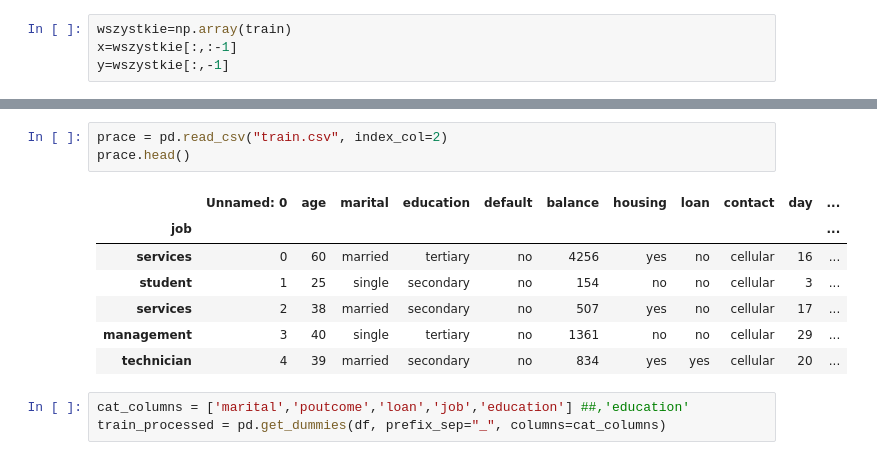
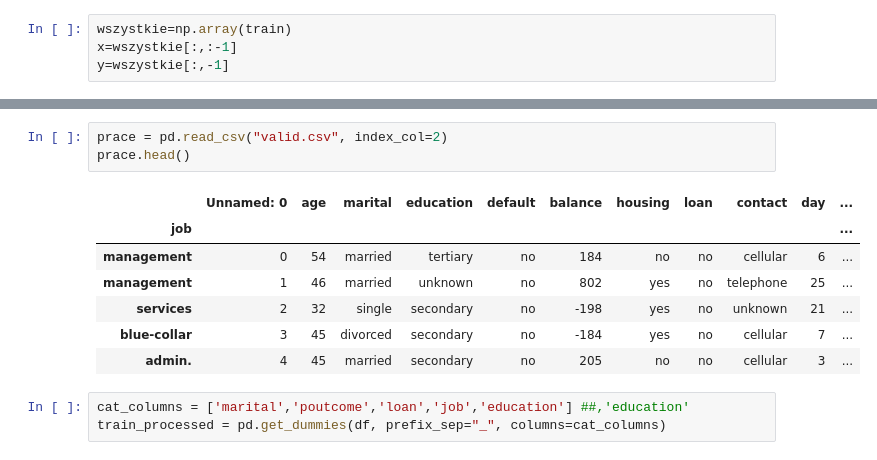
Before and after one commit to Koligat/MISsSP, a Jupyter notebook: Optymalizacja.ipynb, the cells around one changed output, grey strips where cells are left out. Saved outputs shown, nothing was run; the diff lists cells and outputs as text.

```diff
--- a/Optymalizacja.ipynb
+++ b/Optymalizacja.ipynb
@@ -73,14 +73,14 @@ sns.factorplot('deposit', data=train,hue='job',kind='count')
 # %%
-prace = pd.read_csv("train.csv", index_col=2)
+prace = pd.read_csv("valid.csv", index_col=2)
 prace.head()
 # %% [output]
 |  | Unnamed: 0 | age | marital | education | default | balance | housing | loan | contact | day | ... |
 | job |  |  |  |  |  |  |  |  |  |  | ... |
-| services | 0 | 60 | married | tertiary | no | 4256 | yes | no | cellular | 16 | ... |
-| student | 1 | 25 | single | secondary | no | 154 | no | no | cellular | 3 | ... |
-| services | 2 | 38 | married | secondary | no | 507 | yes | no | cellular | 17 | ... |
-| management | 3 | 40 | single | tertiary | no | 1361 | no | no | cellular | 29 | ... |
-| technician | 4 | 39 | married | secondary | no | 834 | yes | yes | cellular | 20 | ... |
+| management | 0 | 54 | married | tertiary | no | 184 | no | no | cellular | 6 | ... |
+| management | 1 | 46 | married | unknown | no | 802 | yes | no | telephone | 25 | ... |
+| services | 2 | 32 | single | secondary | no | -198 | yes | no | unknown | 21 | ... |
+| blue-collar | 3 | 45 | divorced | secondary | no | -184 | yes | no | cellular | 7 | ... |
+| admin. | 4 | 45 | married | secondary | no | 205 | no | no | cellular | 3 | ... |
 # %%
 cat_columns = ['marital','poutcome','loan','job','education'] ##,'education'
 train_processed = pd.get_dummies(df, prefix_sep="_", columns=cat_columns)
```
Also changed, not shown: parts of 7 cells of this notebook.
